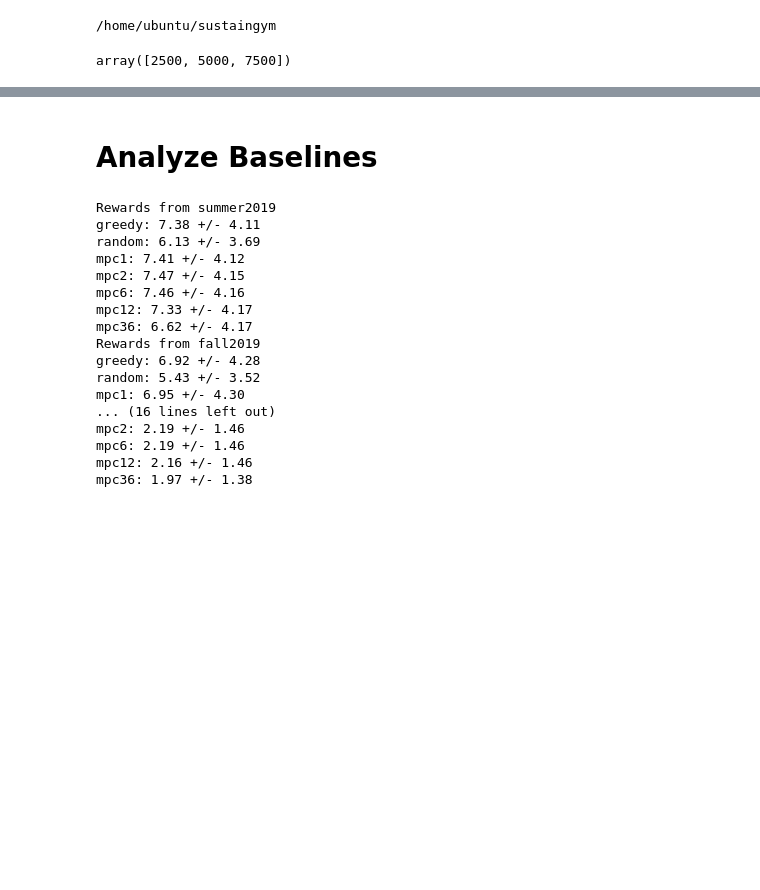
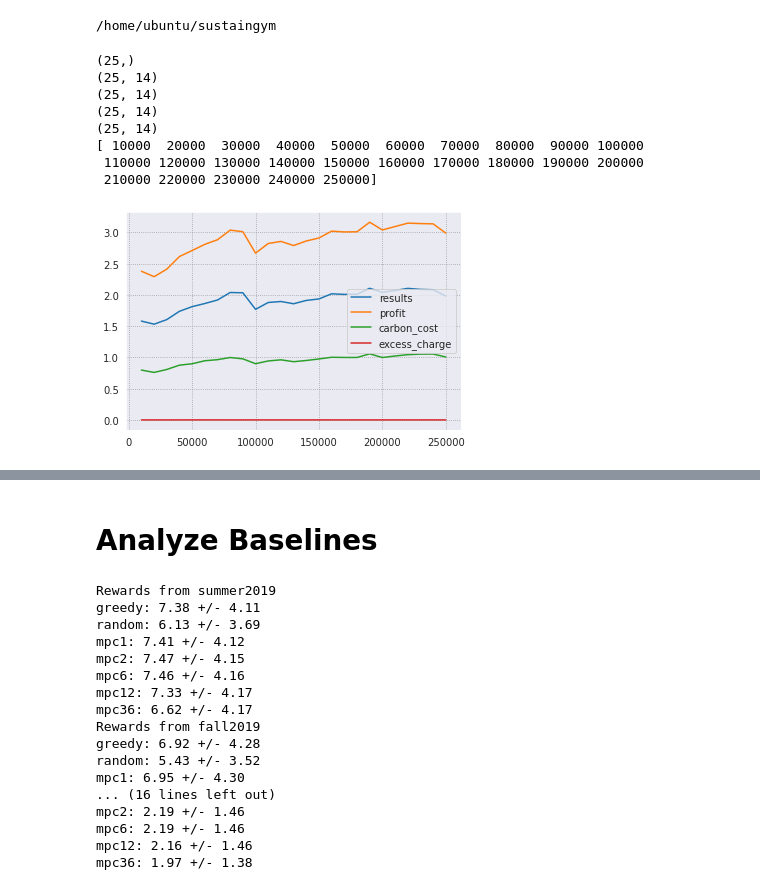
Before and after one commit to chrisyeh96/sustaingym, a Jupyter notebook: notebooks_and_scripts/exp_analysis.ipynb, the cells around one changed output, grey strips where cells are left out. Cells and saved outputs as stored; diff of their text form; code cells hidden in the pictures; blank space fills up the shorter version.

```diff
--- a/notebooks_and_scripts/exp_analysis.ipynb
+++ b/notebooks_and_scripts/exp_analysis.ipynb
@@ -23,12 +23,35 @@ from stable_baselines3.common.vec_env import DummyVecEnv, SubprocVecEnv
 
 from sustaingym.envs.evcharging import EVChargingEnv, GMMsTraceGenerator, RealTraceGenerator
 from sustaingym.algorithms.evcharging.base_algorithm import GreedyAlgorithm, RandomAlgorithm, RLAlgorithm, MPC
-# %%
-# gmm = GMMsTraceGenerator('caltech', 'Summer 2019')
-# env = EVChargingEnv(gmm, project_action_in_env=False)
-# env.reset(seed=42)
-
-evals_npz = 'logs/ppo/exp_301/summer2021/evaluations.npz'
-np.load(evals_npz)['timesteps']
-# %% [output]
-array([2500, 5000, 7500])
+# %%
+# gmm = GMMsTraceGenerator('caltech', 'Summer 2019')
+# env = EVChargingEnv(gmm, project_action_in_env=False)
+# env.reset(seed=42)
+
+evals_npz = 'logs/ppo/exp_311/summer2021/evaluations.npz'
+npz = np.load(evals_npz)
+
+print(npz['timesteps'].shape)
+print(npz['results'].shape)
+print(npz['profit'].shape)
+print(npz['carbon_cost'].shape)
+print(npz['excess_charge'].shape)
+
+print(npz['timesteps'])
+
+plt.plot(npz['timesteps'], npz['results'].mean(axis=1), label='results')
+plt.plot(npz['timesteps'], npz['profit'].mean(axis=1), label='profit')
+plt.plot(npz['timesteps'], npz['carbon_cost'].mean(axis=1), label='carbon_cost')
+plt.plot(npz['timesteps'], npz['excess_charge'].mean(axis=1), label='excess_charge')
+plt.legend()
+plt.show()
+# %% [output]
+(25,)
+(25, 14)
+(25, 14)
+(25, 14)
+(25, 14)
+[ 10000  20000  30000  40000  50000  60000  70000  80000  90000 100000
+ 110000 120000 130000 140000 150000 160000 170000 180000 190000 200000
+ 210000 220000 230000 240000 250000]
+[figure, added]
```
Also changed, not shown: parts of 1 cell of this notebook, 26 other files.
